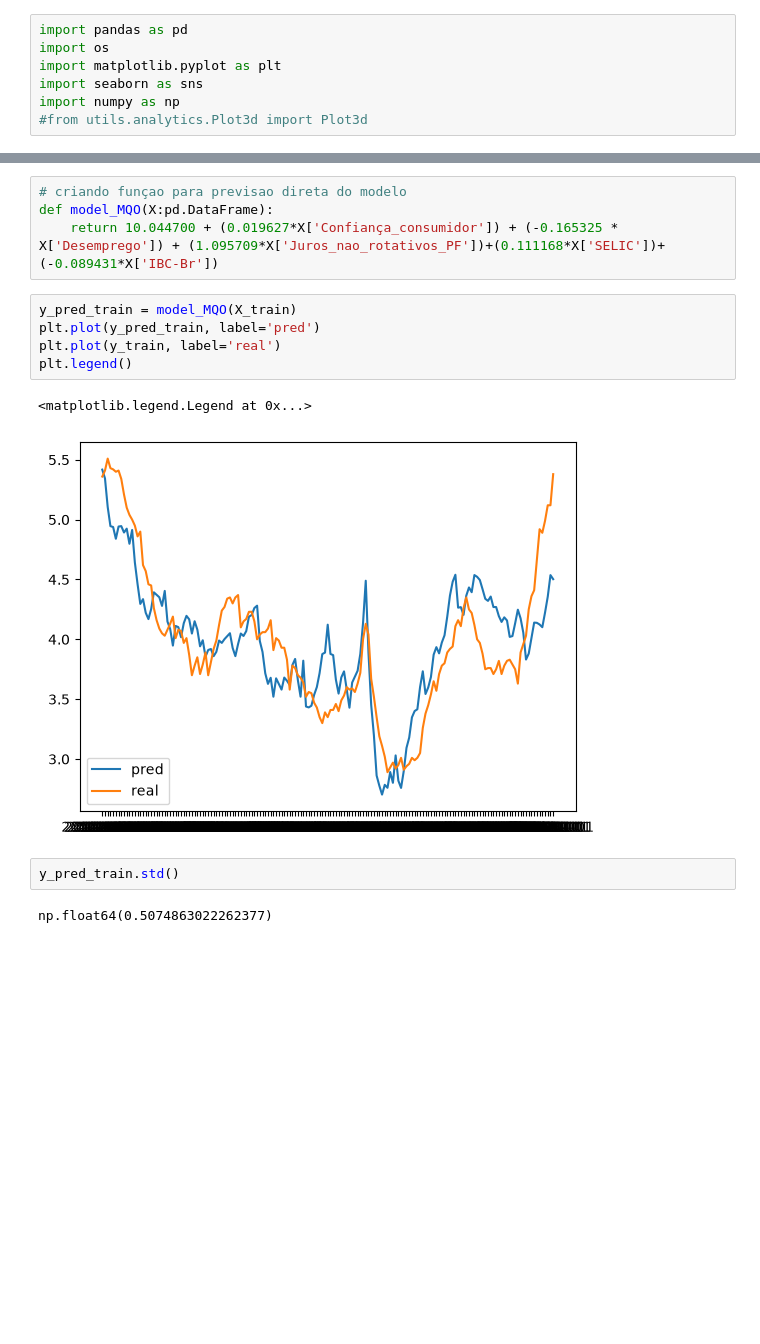
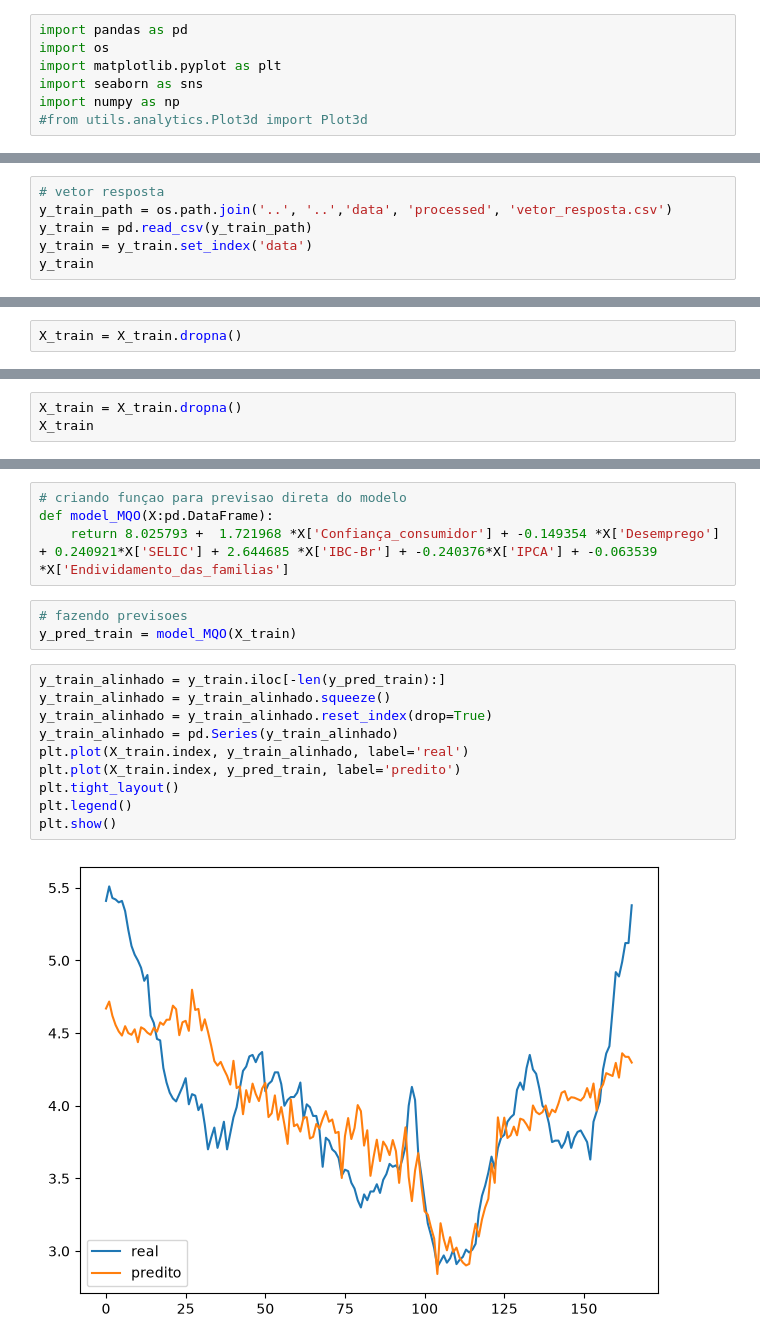
Before and after one commit to WesleySouza13/MacroEconomic-Modeling-Inverse-Problems-for-Default-Estimation-, a Jupyter notebook: modeling/notebooks/modeling.ipynb, the cells around one changed output, grey strips where cells are left out. Cells and saved outputs as stored; diff of their text form; blank space fills up the shorter version.

```diff
--- a/modeling/notebooks/modeling.ipynb
+++ b/modeling/notebooks/modeling.ipynb
@@ -30,0 +23,6 @@ y_test = y.loc['2026-02-01':]
+# %%
+# vetor resposta
+y_train_path = os.path.join('..', '..','data', 'processed', 'vetor_resposta.csv')
+y_train = pd.read_csv(y_train_path)
+y_train = y_train.set_index('data')
+y_train
@@ -30,0 +44,2 @@ y_test = y.loc['2026-02-01':]
+# %%
+X_train = X_train.dropna()
@@ -30,0 +57,3 @@ y_test = y.loc['2026-02-01':]
+# %%
+X_train = X_train.dropna()
+X_train
@@ -31,16 +74,19 @@ y_test = y.loc['2026-02-01':]
 # %%
 # criando funçao para previsao direta do modelo
 def model_MQO(X:pd.DataFrame):
-    return 10.044700 + (0.019627*X['Confiança_consumidor']) + (-0.165325 * X['Desemprego']) + (1.095709*X['Juros_nao_rotativos_PF'])+(0.111168*X['SELIC'])+(-0.089431*X['IBC-Br'])
+    return 8.025793 +  1.721968 *X['Confiança_consumidor'] + -0.149354 *X['Desemprego'] + 0.240921*X['SELIC'] + 2.644685 *X['IBC-Br'] + -0.240376*X['IPCA'] + -0.063539 *X['Endividamento_das_familias']
 # %%
+# fazendo previsoes
 y_pred_train = model_MQO(X_train)
-plt.plot(y_pred_train, label='pred')
-plt.plot(y_train, label='real')
-plt.legend()
-# %% [output]
-<matplotlib.legend.Legend at 0x...>
-[figure, removed]
-# %%
-y_pred_train.std()
-# %% [output]
-np.float64(0.5074863022262377)
+# %%
+y_train_alinhado = y_train.iloc[-len(y_pred_train):]
+y_train_alinhado = y_train_alinhado.squeeze()
+y_train_alinhado = y_train_alinhado.reset_index(drop=True)
+y_train_alinhado = pd.Series(y_train_alinhado)
+plt.plot(X_train.index, y_train_alinhado, label='real')
+plt.plot(X_train.index, y_pred_train, label='predito')
+plt.tight_layout()
+plt.legend()
+plt.show()
+# %% [output]
+[figure, added]
```
Also changed, not shown: parts of 8 cells of this notebook, 13 other files.
